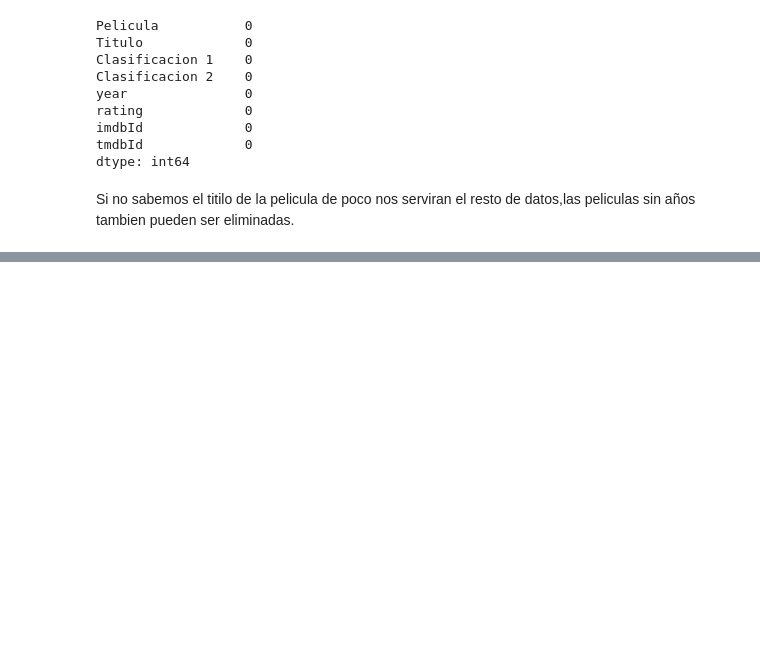
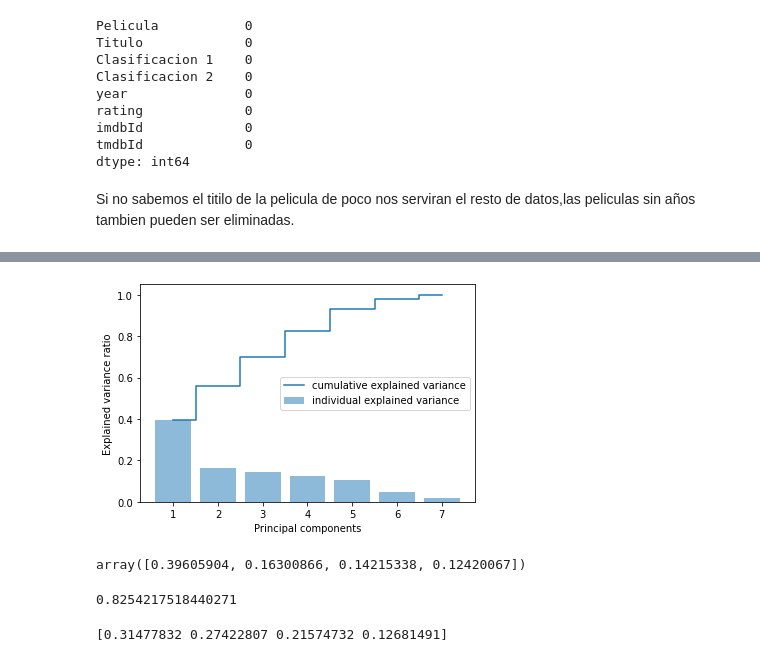
Before and after one commit to roxyconstantine-dev/Proyecto-Final-de-An-lisis-Datos, a Jupyter notebook: borrador.ipynb, the cells around one changed output, grey strips where cells are left out. Cells and saved outputs as stored; diff of their text form; code cells hidden in the pictures; blank space fills up the shorter version.

```diff
--- a/borrador.ipynb
+++ b/borrador.ipynb
@@ -270,0 +282,3 @@ See the caveats in the documentation: https://pandas.pydata.org/pandas-docs/stab
+# %%
+train=clean_datos.drop(['Titulo'], axis=1)
+train
@@ -270,0 +326,11 @@ See the caveats in the documentation: https://pandas.pydata.org/pandas-docs/stab
+# %%
+scaler = MinMaxScaler()
+X = scaler.fit_transform(train)
+from sklearn.preprocessing import MinMaxScaler
+scaler = MinMaxScaler()
+sc = StandardScaler()
+#X = X.values
+X_std =  sc.fit_transform(train)
+cov_matrix = np.cov(X_std.T)
+eigenvalues, eigenvectors = np.linalg.eig(cov_matrix)
+print(X_std)
@@ -270,0 +351,24 @@ See the caveats in the documentation: https://pandas.pydata.org/pandas-docs/stab
+# %%
+tot = sum(eigenvalues)
+var_explained = [(i / tot) for i in sorted(eigenvalues, reverse=True)]
+cum_var_exp = np.cumsum(var_explained)
+# %%
+plt.bar(range(1,len(var_explained)+1), var_explained, alpha=0.5, align='center', label='individual explained variance')
+plt.step(range(1,len(var_explained)+1),cum_var_exp, where= 'mid', label='cumulative explained variance')
+plt.ylabel('Explained variance ratio')
+plt.xlabel('Principal components')
+plt.legend(loc = 'best')
+plt.show()
+# %% [output]
+[figure, added]
+# %%
+pca = PCA(n_components = 4)
+pca.fit(X_std)
+x_pca = pca.transform(X_std)
+pca.explained_variance_ratio_
+# %% [output]
+array([0.39605904, 0.16300866, 0.14215338, 0.12420067])
+# %%
+pca.explained_variance_ratio_.sum()
+# %% [output]
+0.8254217518440271
@@ -270,0 +385,4 @@ See the caveats in the documentation: https://pandas.pydata.org/pandas-docs/stab
+# %%
+print(pca.explained_variance_ratio_)
+# %% [output]
+[0.31477832 0.27422807 0.21574732 0.12681491]
```
Also changed, not shown: parts of 23 cells of this notebook.
